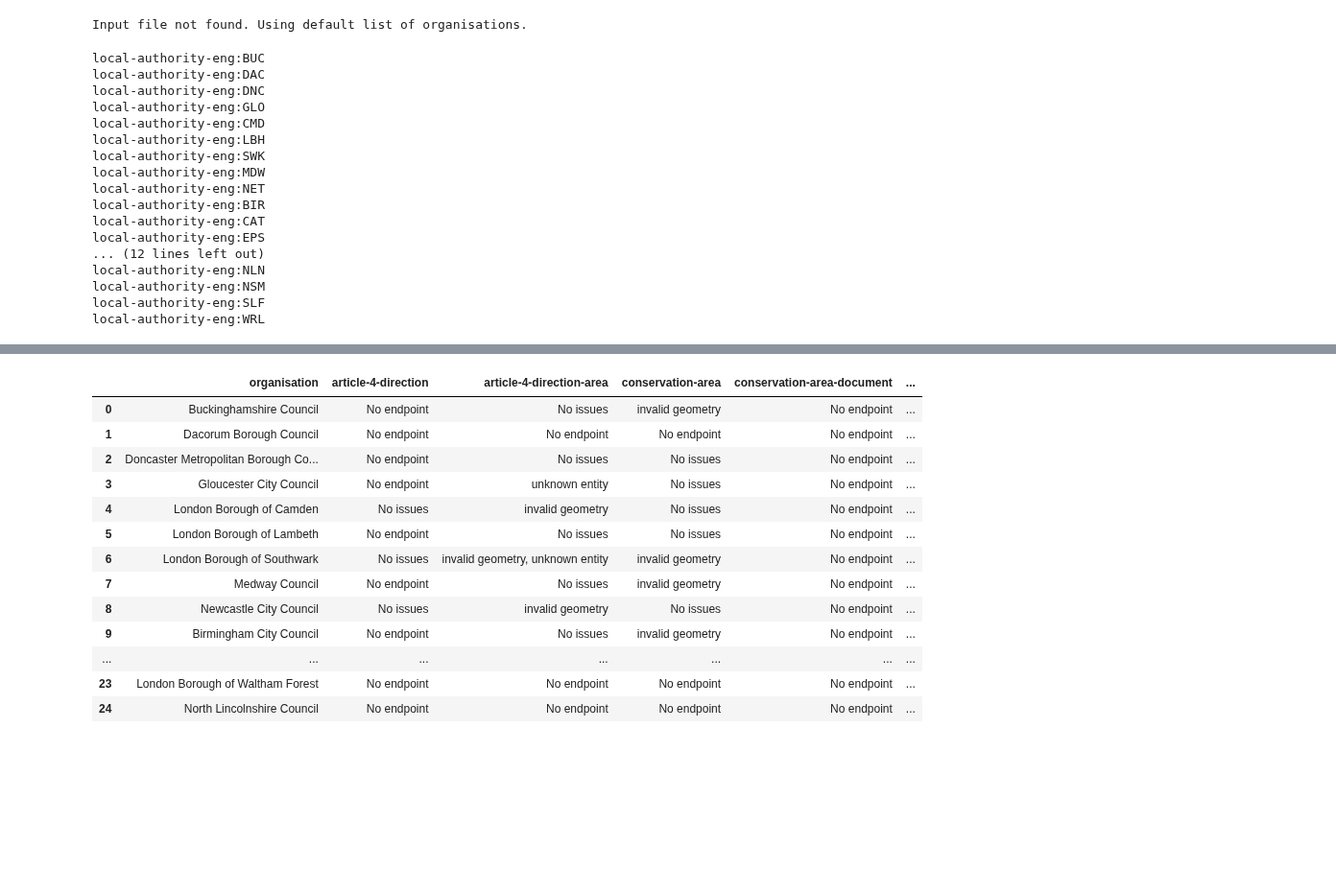
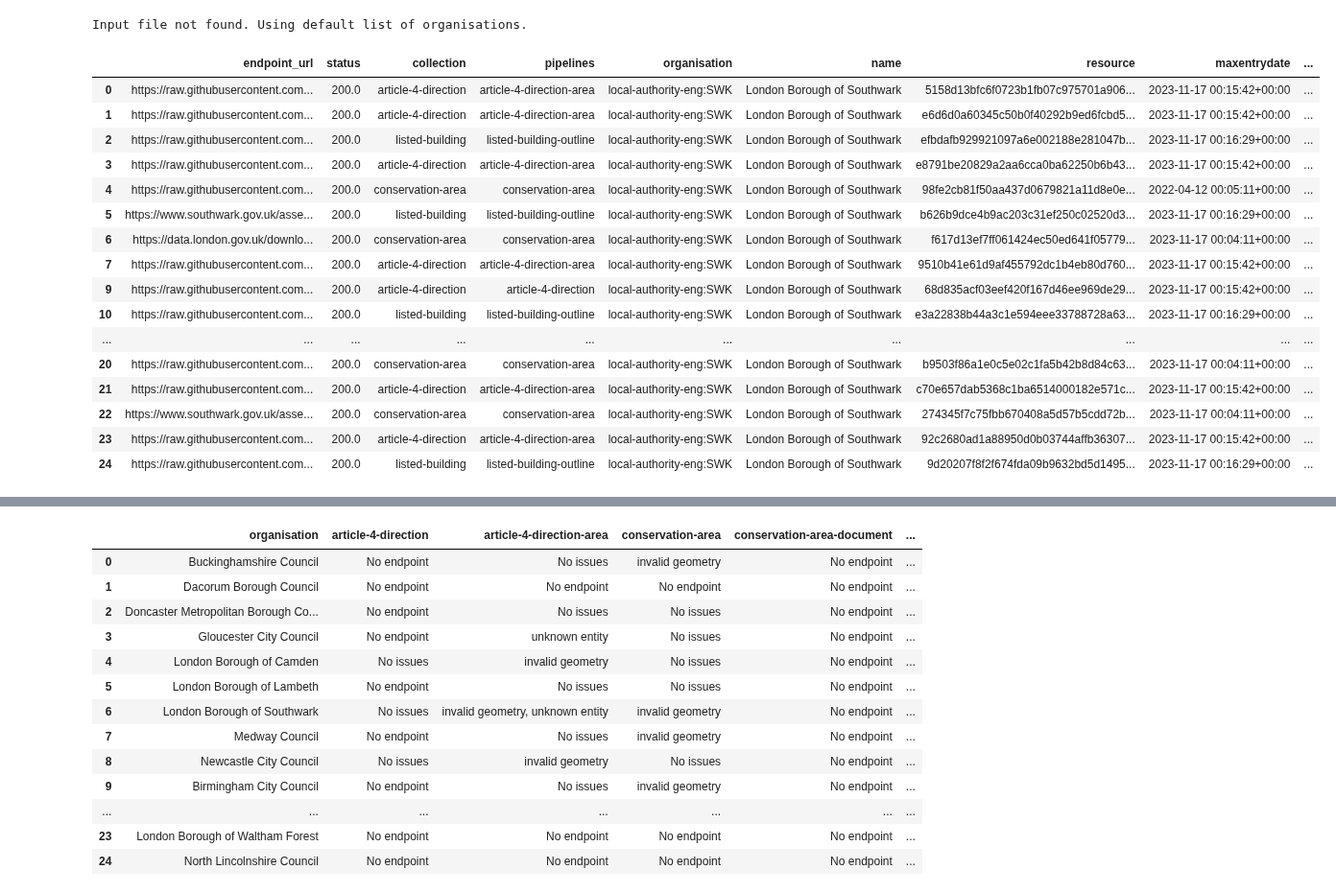
Before and after one commit to digital-land/jupyter-analysis, a Jupyter notebook: service_report/master_report/endpoint_issue_master_report.ipynb, the cells around one changed output, grey strips where cells are left out. Shown at 96% size. Saved outputs shown, nothing was run; the diff lists cells and outputs as text; code cells hidden in the pictures; blank space fills up the shorter version.

```diff
--- a/service_report/master_report/endpoint_issue_master_report.ipynb
+++ b/service_report/master_report/endpoint_issue_master_report.ipynb
@@ -60,28 +57,29 @@ collection_list = ['article-4-direction', 'article-4-direction-area', 'conservat
 pipelines_list = ['article-4-direction', 'article-4-direction-area', 'conservation-area', 'conservation-area-document', 'listed-building-outline', 'tree-preservation-order', 'tree-preservation-zone', 'tree', 'tree,tree-preservation-order', 'tree-preservation-order,tree-preservation-zone']
 all_orgs_recent_endpoints={}
 for organisation in organisation_list:
-    print(organisation)
     recent_endpoints_df = get_latest_endpoints(organisation)
     recent_endpoints_df = recent_endpoints_df[recent_endpoints_df['pipelines'].isin(pipelines_list)]
     all_orgs_recent_endpoints[organisation] = recent_endpoints_df
-# %% [output]
-local-authority-eng:BUC
-local-authority-eng:DAC
-local-authority-eng:DNC
-local-authority-eng:GLO
-local-authority-eng:CMD
-local-authority-eng:LBH
-local-authority-eng:SWK
-local-authority-eng:MDW
-local-authority-eng:NET
-local-authority-eng:BIR
-local-authority-eng:CAT
-local-authority-eng:EPS
-... (12 lines left out)
-local-authority-eng:NLN
-local-authority-eng:NSM
-local-authority-eng:SLF
-local-authority-eng:WRL
+# %%
+all_orgs_recent_endpoints["local-authority-eng:SWK"].head(50)
+# %% [output]
+|  | endpoint_url | status | collection | pipelines | organisation | name | resource | maxentrydate | ... |
+| 0 | https://raw.githubusercontent.com... | 200.0 | article-4-direction | article-4-direction-area | local-authority-eng:SWK | London Borough of Southwark | 5158d13bfc6f0723b1fb07c975701a906... | 2023-11-17 00:15:42+00:00 | ... |
+| 1 | https://raw.githubusercontent.com... | 200.0 | article-4-direction | article-4-direction-area | local-authority-eng:SWK | London Borough of Southwark | e6d6d0a60345c50b0f40292b9ed6fcbd5... | 2023-11-17 00:15:42+00:00 | ... |
+| 2 | https://raw.githubusercontent.com... | 200.0 | listed-building | listed-building-outline | local-authority-eng:SWK | London Borough of Southwark | efbdafb929921097a6e002188e281047b... | 2023-11-17 00:16:29+00:00 | ... |
+| 3 | https://raw.githubusercontent.com... | 200.0 | article-4-direction | article-4-direction-area | local-authority-eng:SWK | London Borough of Southwark | e8791be20829a2aa6cca0ba62250b6b43... | 2023-11-17 00:15:42+00:00 | ... |
+| 4 | https://raw.githubusercontent.com... | 200.0 | conservation-area | conservation-area | local-authority-eng:SWK | London Borough of Southwark | 98fe2cb81f50aa437d0679821a11d8e0e... | 2022-04-12 00:05:11+00:00 | ... |
+| 5 | https://www.southwark.gov.uk/asse... | 200.0 | listed-building | listed-building-outline | local-authority-eng:SWK | London Borough of Southwark | b626b9dce4b9ac203c31ef250c02520d3... | 2023-11-17 00:16:29+00:00 | ... |
+| 6 | https://data.london.gov.uk/downlo... | 200.0 | conservation-area | conservation-area | local-authority-eng:SWK | London Borough of Southwark | f617d13ef7ff061424ec50ed641f05779... | 2023-11-17 00:04:11+00:00 | ... |
+| 7 | https://raw.githubusercontent.com... | 200.0 | article-4-direction | article-4-direction-area | local-authority-eng:SWK | London Borough of Southwark | 9510b41e61d9af455792dc1b4eb80d760... | 2023-11-17 00:15:42+00:00 | ... |
+| 9 | https://raw.githubusercontent.com... | 200.0 | article-4-direction | article-4-direction | local-authority-eng:SWK | London Borough of Southwark | 68d835acf03eef420f167d46ee969de29... | 2023-11-17 00:15:42+00:00 | ... |
+| 10 | https://raw.githubusercontent.com... | 200.0 | listed-building | listed-building-outline | local-authority-eng:SWK | London Borough of Southwark | e3a22838b44a3c1e594eee33788728a63... | 2023-11-17 00:16:29+00:00 | ... |
+| ... | ... | ... | ... | ... | ... | ... | ... | ... | ... |
+| 20 | https://raw.githubusercontent.com... | 200.0 | conservation-area | conservation-area | local-authority-eng:SWK | London Borough of Southwark | b9503f86a1e0c5e02c1fa5b42b8d84c63... | 2023-11-17 00:04:11+00:00 | ... |
+| 21 | https://raw.githubusercontent.com... | 200.0 | article-4-direction | article-4-direction-area | local-authority-eng:SWK | London Borough of Southwark | c70e657dab5368c1ba6514000182e571c... | 2023-11-17 00:15:42+00:00 | ... |
+| 22 | https://www.southwark.gov.uk/asse... | 200.0 | conservation-area | conservation-area | local-authority-eng:SWK | London Borough of Southwark | 274345f7c75fbb670408a5d57b5cdd72b... | 2023-11-17 00:04:11+00:00 | ... |
+| 23 | https://raw.githubusercontent.com... | 200.0 | article-4-direction | article-4-direction-area | local-authority-eng:SWK | London Borough of Southwark | 92c2680ad1a88950d0b03744affb36307... | 2023-11-17 00:15:42+00:00 | ... |
+| 24 | https://raw.githubusercontent.com... | 200.0 | listed-building | listed-building-outline | local-authority-eng:SWK | London Borough of Southwark | 9d20207f8f2f674fda09b9632bd5d1495... | 2023-11-17 00:16:29+00:00 | ... |
 # %%
 organisation_dataset_issues_dict = {}
 info_issue_types = get_issues_with_severity_info()
```
Also changed, not shown: parts of 5 cells of this notebook, 3 other files.
